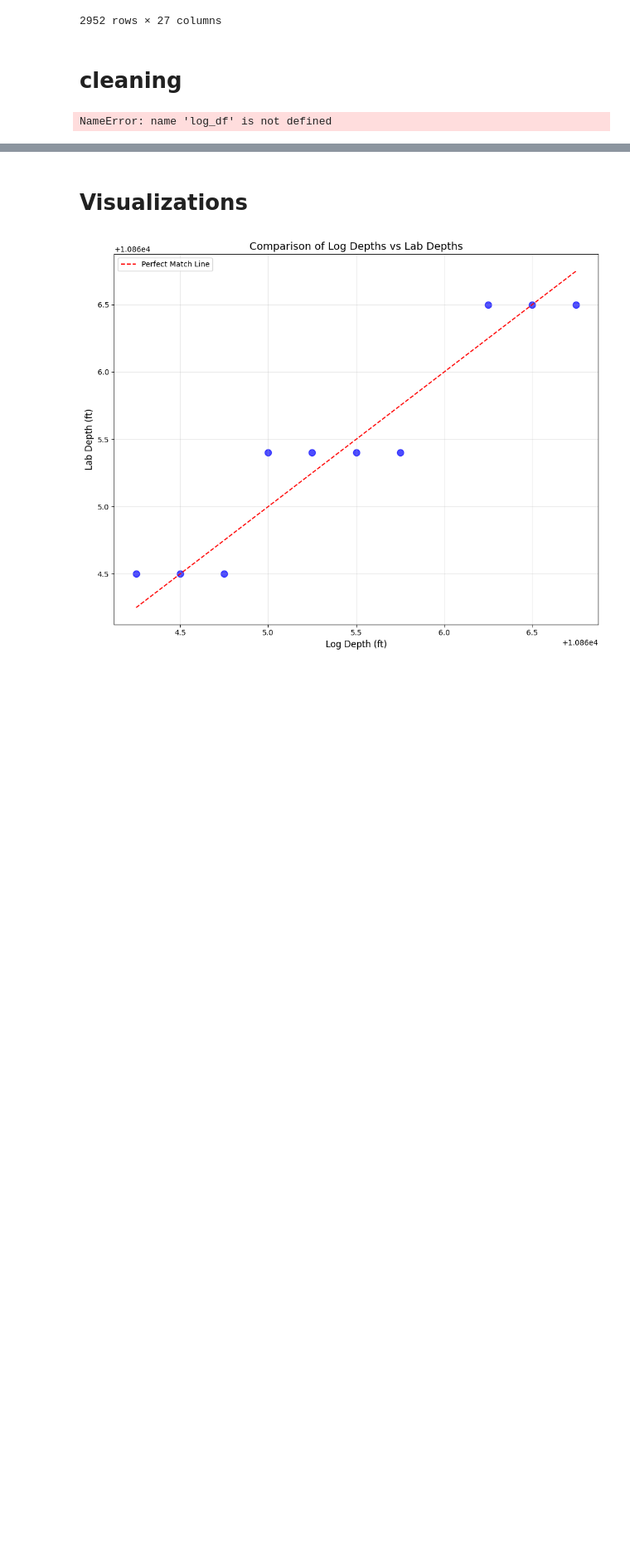
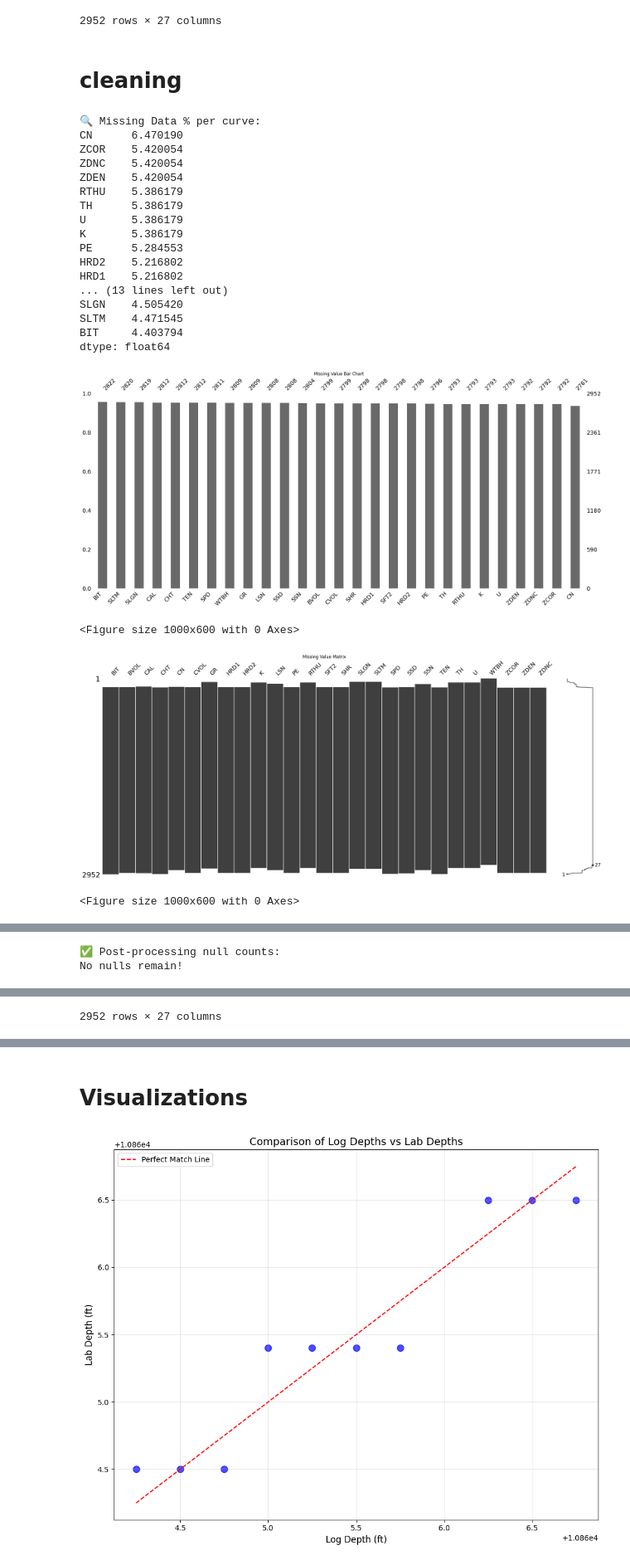
Before and after one commit to Z1y4dd/colab, a Jupyter notebook: HRDH/HRDH-1119.ipynb, the cells around one changed output, grey strips where cells are left out. Shown at 83% size. Cells and saved outputs as stored; diff of their text form; code cells hidden in the pictures; blank space fills up the shorter version.

```diff
--- a/HRDH/HRDH-1119.ipynb
+++ b/HRDH/HRDH-1119.ipynb
@@ -228,44 +228,63 @@ Final DataFrame shape: (2952, 27)
 null_values = -999.25
 mask = (log_df == null_values)
 counts = mask.sum()
-print(counts > 0 )
+# print(counts > 0 )
 
 log_df_clean = log_df.replace(-999.25, np.nan)
 
 # --- 2) Quick-hit missingness summary
 null_pct = log_df_clean.isna().mean() * 100
 print("🔍 Missing Data % per curve:")
 print(null_pct.sort_values(ascending=False))
 
 # --- 3) Visual QA: missingness bar & matrix
 plt.figure(figsize=(10,4))
 msno.bar(log_df_clean, sort='descending')
 plt.title("Missing Value Bar Chart")
 plt.show()
 
 plt.figure(figsize=(10,6))
 msno.matrix(log_df_clean)
 plt.title("Missing Value Matrix")
 plt.show()
 
-# --- 4) Cull fat curves: drop any curve > 40% null
-threshold = 40.0
-to_drop = null_pct[null_pct > threshold].index.tolist()
-print(f"🗑️  Dropping curves > {threshold:.0f}% missing: {to_drop}")
-log_df_clean.drop(columns=to_drop, inplace=True)
 
-# --- 5) Interpolate & Fill: bridge small gaps, then edge-fill
+#  Interpolate & Fill: bridge small gaps, then edge-fill
 #    – linear interp on gaps ≤ 5 samples
 log_df_clean.interpolate(method='linear', limit=5, inplace=True)
 #    – propagate any remaining NaNs forward/backward
 log_df_clean.ffill(inplace=True)
 log_df_clean.bfill(inplace=True)
 
 # --- 6) Post-QA check
 remaining_nulls = log_df_clean.isna().sum()
 print("✅ Post-processing null counts:")
-print(remaining_nulls[remaining_nulls > 0] or "No nulls remain!")
-
-# Now log_df_clean is QA’d, depth-aligned, and ready for matching & viz
+remaining_nulls_filtered = remaining_nulls[remaining_nulls > 0]
+if remaining_nulls_filtered.empty:
+    print("No nulls remain!")
+else:
+    print(remaining_nulls_filtered)
+# Now log_df_clean is ready for matching & viz
+log_df_clean
 # %% [output]
-NameError: name 'log_df' is not defined
+🔍 Missing Data % per curve:
+CN      6.470190
+ZCOR    5.420054
+ZDNC    5.420054
+ZDEN    5.420054
+RTHU    5.386179
+TH      5.386179
+U       5.386179
+K       5.386179
+PE      5.284553
+HRD2    5.216802
+HRD1    5.216802
+... (13 lines left out)
+SLGN    4.505420
+SLTM    4.471545
+BIT     4.403794
+dtype: float64
+[figure, added]
+<Figure size 1000x600 with 0 Axes>
+[figure, added]
+<Figure size 1000x600 with 0 Axes>
@@ -271,0 +292,2 @@ NameError: name 'log_df' is not defined
+✅ Post-processing null counts:
+No nulls remain!
@@ -272,3 +307,4 @@ NameError: name 'log_df' is not defined
+2952 rows × 27 columns
 # %%
 # Display first few depth values from both datasets
 # print("First 10 log depths:")
```
Also changed, not shown: parts of 7 cells of this notebook, 1 other file.
